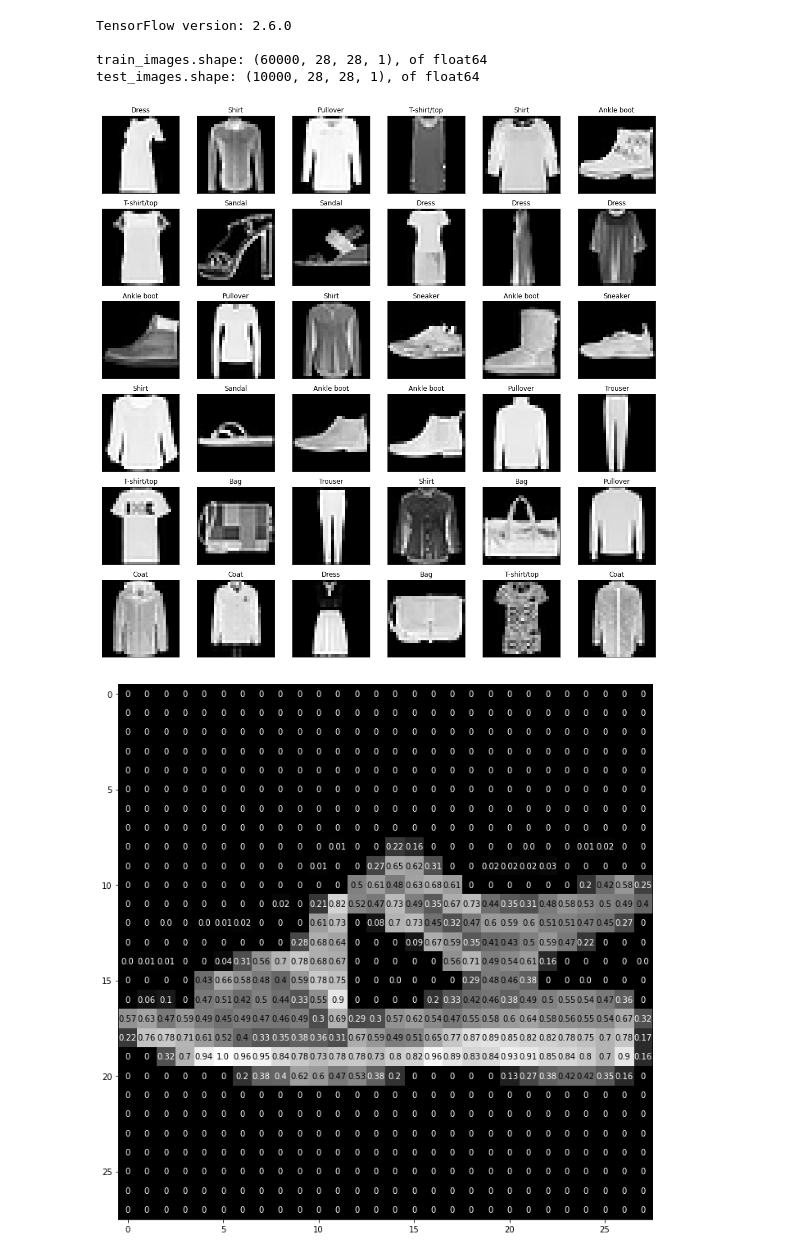
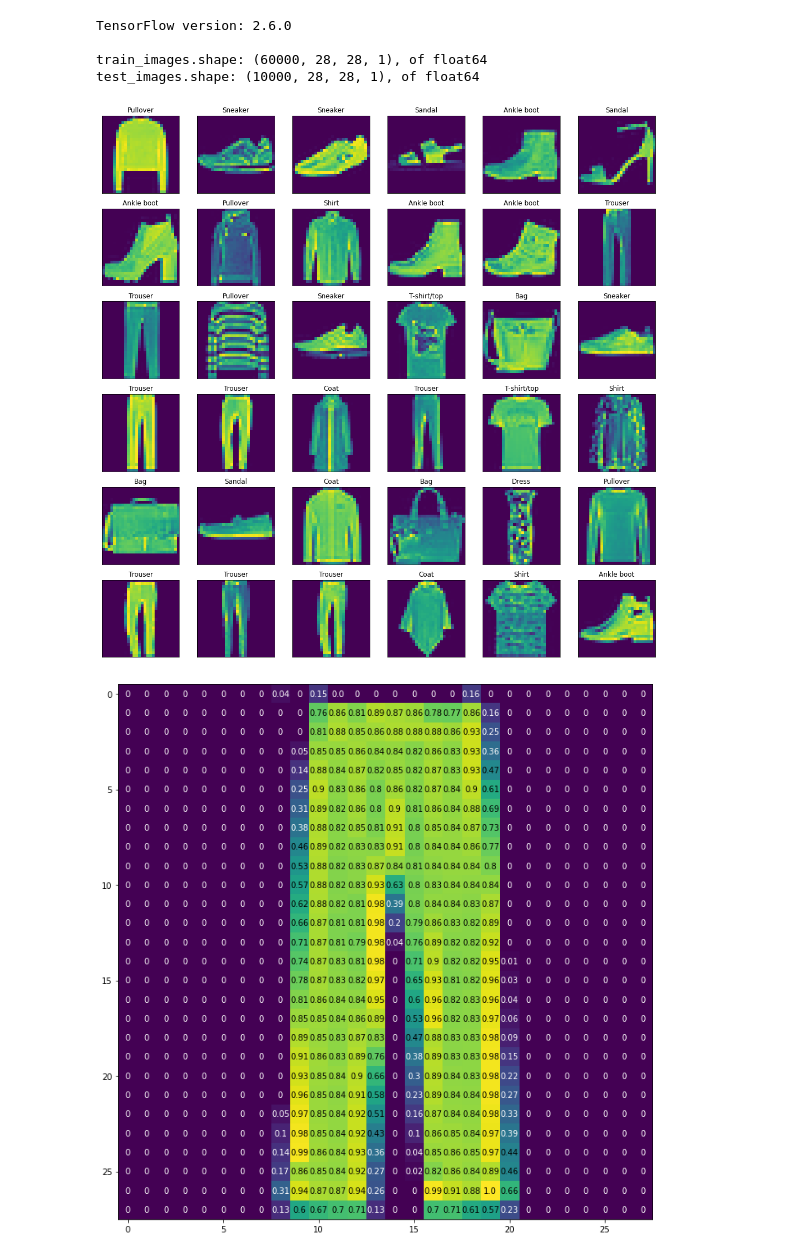
Before and after one commit to face22/lecture, a Jupyter notebook: fashion_minist_slp.ipynb, the cells around one changed output. Drawn from its saved outputs; the diff is of its cells as text; code cells hidden in the pictures.

```diff
--- a/fashion_minist_slp.ipynb
+++ b/fashion_minist_slp.ipynb
@@ -41,26 +41,26 @@ fig = plt.figure(figsize=(18, 18))
 for idx in range(36):
     id = np.random.randint(60000)
     number = fig.add_subplot(6, 6, idx+1, xticks=[], yticks=[])
-    number.imshow(np.squeeze(train_images[id]), cmap='gray')
+    number.imshow(np.squeeze(train_images[id])) #, cmap='gray')
     number.set_title(class_names[train_labels[id]])
 # %% [output]
-[figure, old version]
+[figure, new version]
 # %%
 # 이미지 데이터 상세
-img = np.squeeze(train_images[43])
+img = np.squeeze(train_images[143])
 
 fig = plt.figure(figsize = (12,12))
 big_number = fig.add_subplot(111)
-big_number.imshow(img, cmap='gray')
+big_number.imshow(img) #, cmap='gray')
 width, height = img.shape
 thresh = img.max()/2.5
 for x in range(width):
     for y in range(height):
         val = round(img[x][y],2) if img[x][y] !=0 else 0
         big_number.annotate(str(val), xy=(y,x),
                     horizontalalignment='center',
                     verticalalignment='center',
                     color='white' if img[x][y]<thresh else 'black')
 # %% [output]
-[figure, old version]
+[figure, new version]
 # %%
```
Also changed, not shown: parts of 5 cells of this notebook.
